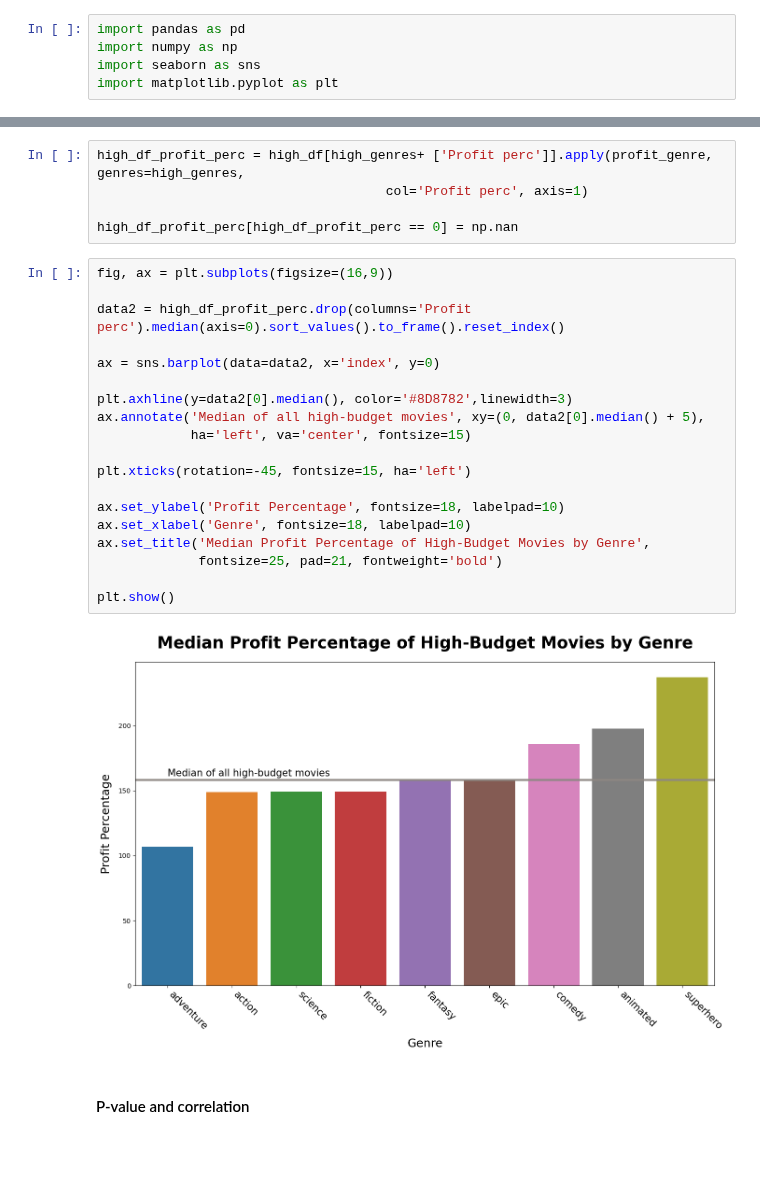
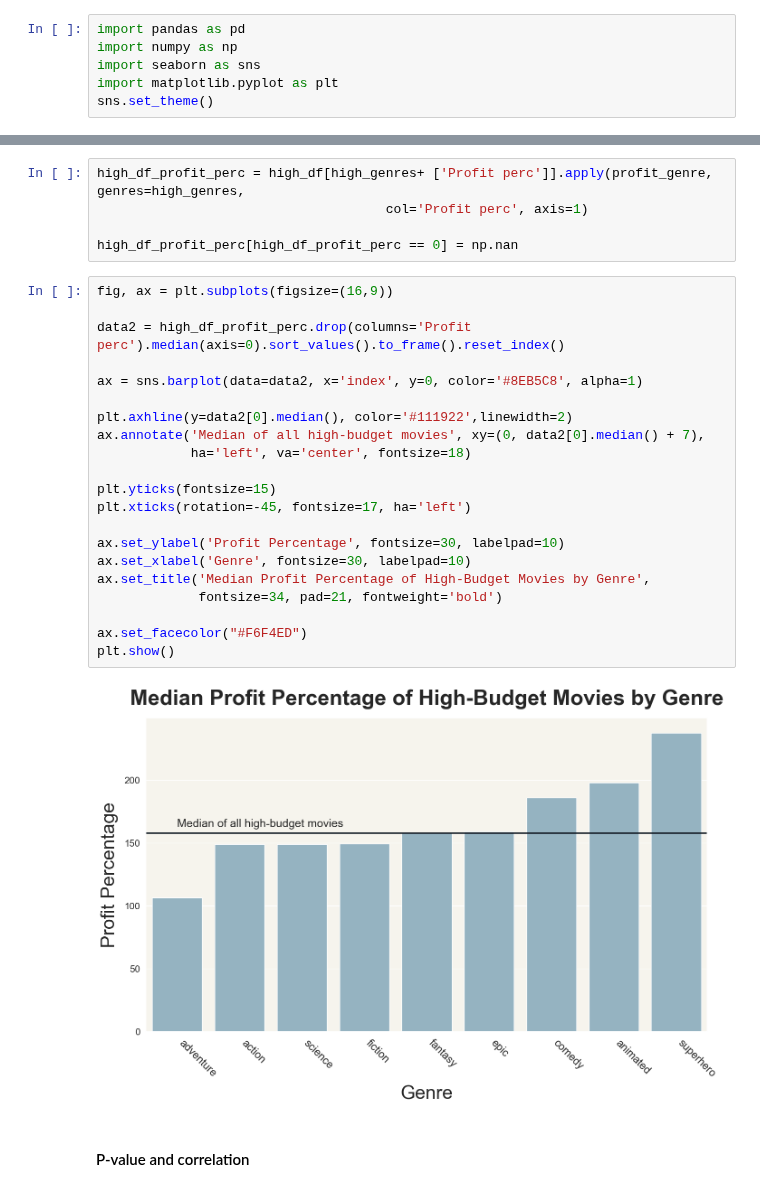
Before and after one commit to S3tuit/jup_lab, a Jupyter notebook: movies_analysis.ipynb, the cells around one changed output, grey strips where cells are left out. Drawn from its saved outputs; the diff is of its cells as text; blank space fills up the shorter version.

Commit message:
Data viz almost done

```diff
--- a/movies_analysis.ipynb
+++ b/movies_analysis.ipynb
@@ -19,6 +19,7 @@ import pandas as pd
 import numpy as np
 import seaborn as sns
 import matplotlib.pyplot as plt
+sns.set_theme()
 # %%
 df = pd.read_csv(r'C:\Users\matte\OneDrive\Desktop\GitHub\jup_lab\movies_2004_2023_cleaned.csv')
 # %% [markdown]
@@ -613,24 +642,26 @@ high_df_profit_perc[high_df_profit_perc == 0] = np.nan
 # %%
 fig, ax = plt.subplots(figsize=(16,9))
 
 data2 = high_df_profit_perc.drop(columns='Profit perc').median(axis=0).sort_values().to_frame().reset_index()
 
-ax = sns.barplot(data=data2, x='index', y=0)
+ax = sns.barplot(data=data2, x='index', y=0, color='#8EB5C8', alpha=1)
 
-plt.axhline(y=data2[0].median(), color='#8D8782',linewidth=3)
-ax.annotate('Median of all high-budget movies', xy=(0, data2[0].median() + 5),
-            ha='left', va='center', fontsize=15)
+plt.axhline(y=data2[0].median(), color='#111922',linewidth=2)
+ax.annotate('Median of all high-budget movies', xy=(0, data2[0].median() + 7),
+            ha='left', va='center', fontsize=18)
 
-plt.xticks(rotation=-45, fontsize=15, ha='left')
+plt.yticks(fontsize=15)
+plt.xticks(rotation=-45, fontsize=17, ha='left')
 
-ax.set_ylabel('Profit Percentage', fontsize=18, labelpad=10)
-ax.set_xlabel('Genre', fontsize=18, labelpad=10)
+ax.set_ylabel('Profit Percentage', fontsize=30, labelpad=10)
+ax.set_xlabel('Genre', fontsize=30, labelpad=10)
 ax.set_title('Median Profit Percentage of High-Budget Movies by Genre',
-             fontsize=25, pad=21, fontweight='bold')
+             fontsize=34, pad=21, fontweight='bold')
 
+ax.set_facecolor("#F6F4ED")
 plt.show()
 # %% [output]
-[figure, old version]
+[figure, new version]
 # %% [markdown]
 #### P-value and correlation
 # %%
```
Also changed, not shown: parts of 19 cells of this notebook.
